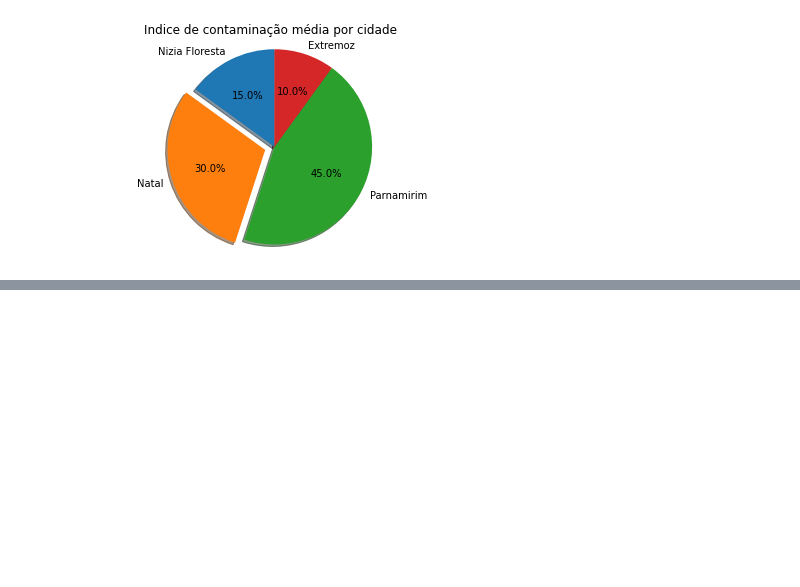
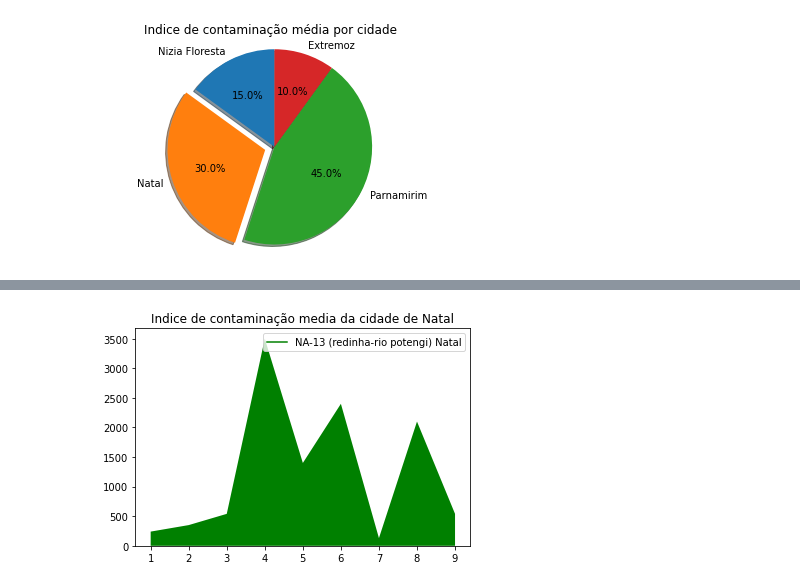
Before and after one commit to joseanepalhares/Analise-e-classificacao-das-condicoes-de-balneabilidade-das-praias-do-Rio-Grande-do-Norte, a Jupyter notebook: Agua_Azul.ipynb, the cells around one changed output, grey strips where cells are left out. Cells and saved outputs as stored; diff of their text form; code cells hidden in the pictures; blank space fills up the shorter version.

```diff
--- a/Agua_Azul.ipynb
+++ b/Agua_Azul.ipynb
@@ -104,0 +152,13 @@ plt.show()
+# %%
+import matplotlib.pyplot as plt
+
+idxes = [1,  2,  3,  4,  5,  6,  7,  8,  9]
+arr1  = [240, 350, 540, 3500, 1400, 2400, 130, 2100, 540]
+plt.plot([], [], color='g', label = 'NA-13 (redinha-rio potengi) Natal')
+
+plt.stackplot(idxes, arr1,  colors= ['g'])
+plt.title('Indice de contaminação media da cidade de Natal')
+plt.legend()
+plt.show()
+# %% [output]
+[figure, added]
```
Also changed, not shown: parts of 6 cells of this notebook.
